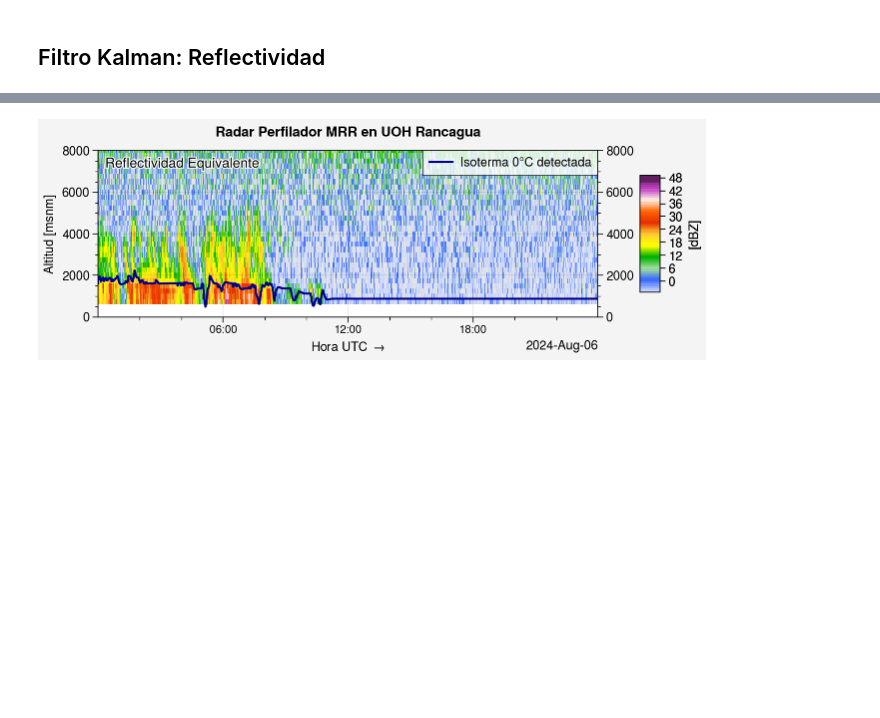
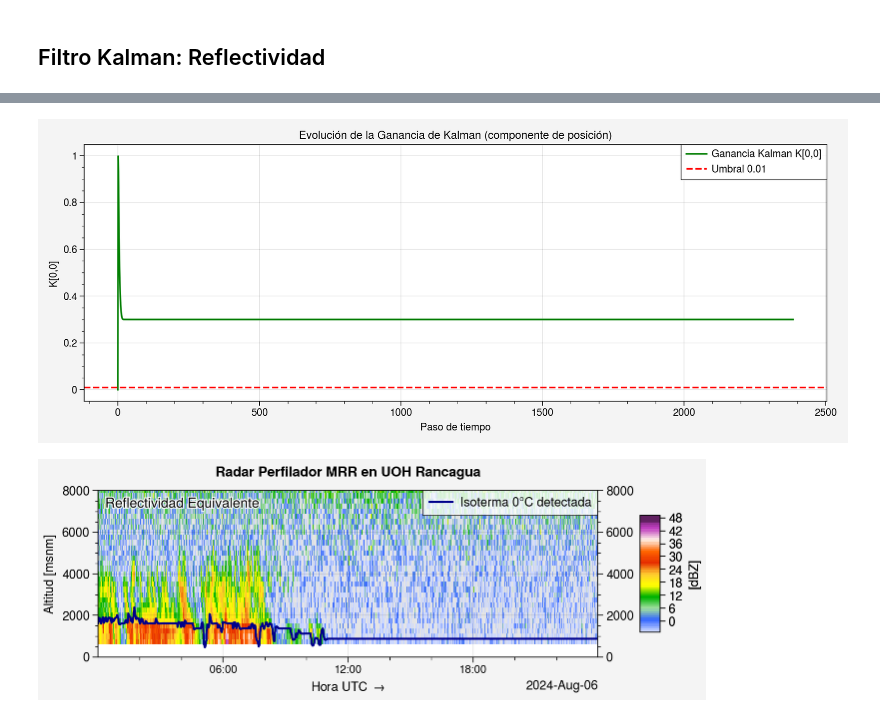
Before and after one commit to Ynoc01/RadarVisualisation, a Jupyter notebook: PlotRadar/PlotRadar_Isoterma.ipynb, the cells around one changed output, grey strips where cells are left out. Drawn from its saved outputs; the diff is of its cells as text; code cells hidden in the pictures; blank space fills up the shorter version.

```diff
--- a/PlotRadar/PlotRadar_Isoterma.ipynb
+++ b/PlotRadar/PlotRadar_Isoterma.ipynb
@@ -564,3 +591,19 @@ plt.show()
+# %%
+# Extraemos el componente de posición de la ganancia K
+K_pos = [K[0][0] for K in ganancias]
+
+plt.figure(figsize=(10, 4))
+plt.plot(K_pos, color='green', label='Ganancia Kalman K[0,0]')
+plt.axhline(y=0.01, color='red', linestyle='--', label='Umbral 0.01')
+plt.title('Evolución de la Ganancia de Kalman (componente de posición)')
+plt.xlabel('Paso de tiempo')
+plt.ylabel('K[0,0]')
+plt.grid(True)
+plt.legend()
+plt.tight_layout()
+plt.show()
+# %% [output]
+[figure, added]
 # %%
 def plot_mrr_Isotermas4(xlim, times, heights, Ze, isoterma_Ze, isoterma_Vf =None, Vf=None, hora_local=False, ax=None,
               ytickloc='both', colorhex=paleta0):
```
Also changed, not shown: parts of 6 cells of this notebook.
